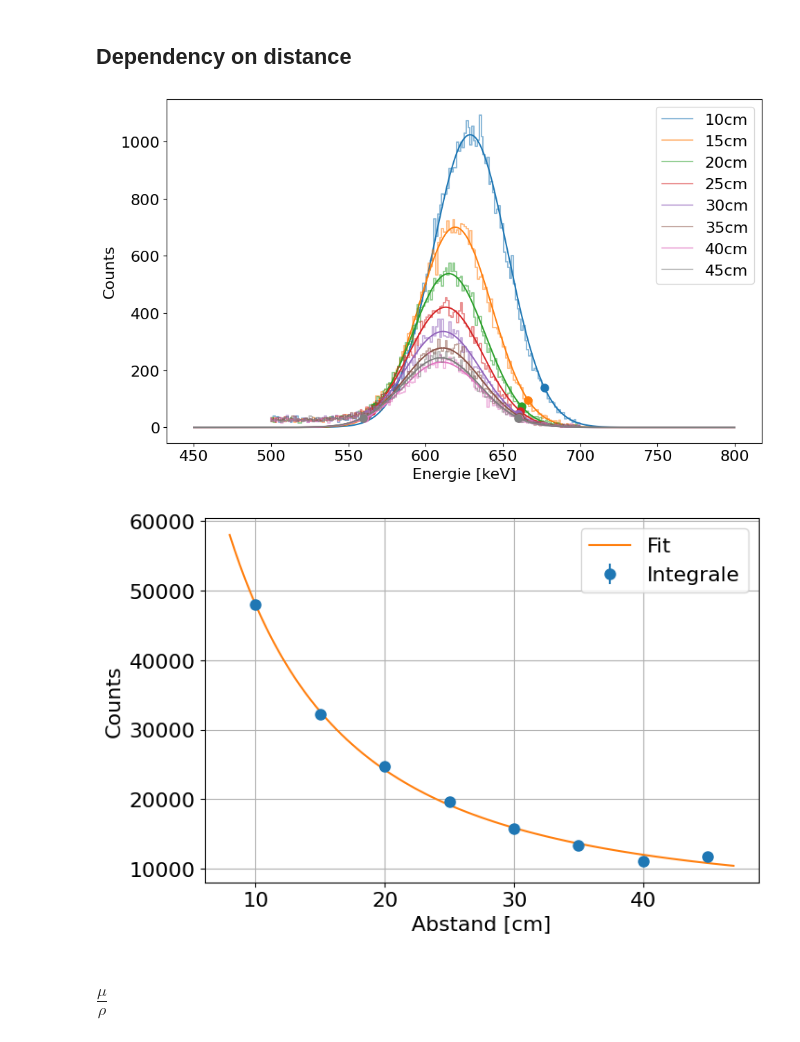
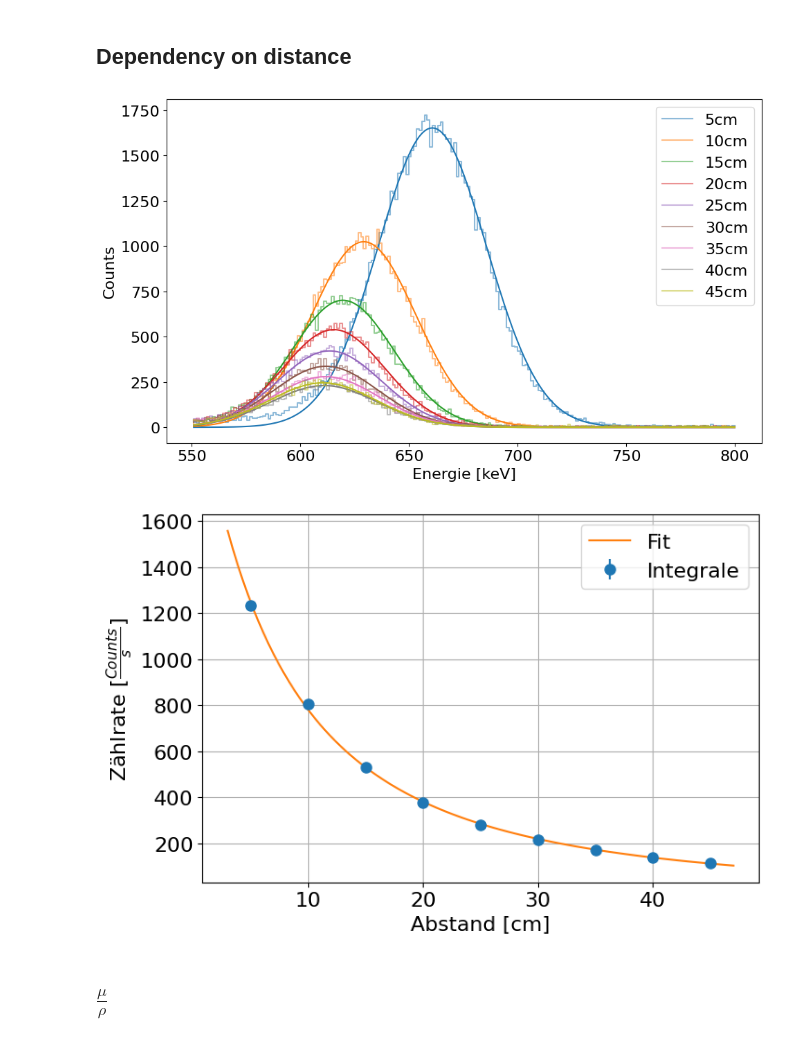
Before and after one commit to SteWey0/Fortgeschrittenenpraktikum, a Jupyter notebook: Gammaspektroskopie/Auswertung.ipynb, the cells around one changed output. Cells and saved outputs as stored; diff of their text form; code cells hidden in the pictures.

Commit message:
Update plots

```diff
--- a/Gammaspektroskopie/Auswertung.ipynb
+++ b/Gammaspektroskopie/Auswertung.ipynb
@@ -44,7 +44,7 @@ popt_1332, pcov_1332 = curve_fit(gauss, b[m_1332], c[m_1332], p0=[1e3, 10, 1])
 mus = np.array([popt_511[1], popt_1275[1], popt_662[1], popt_1173[1], popt_1332[1]])
 err_mus = np.array([np.sqrt(pcov_511[1,1]), np.sqrt(pcov_1275[1,1]), np.sqrt(pcov_662[1,1]), np.sqrt(pcov_1173[1,1]), np.sqrt(pcov_1332[1,1])])
 energies = np.array([511, 1275, 662, 1173, 1332])
-(cal_slope, cal_intersect), pcov = curve_fit(lambda x, m, t: m*x + t, mus, energies, p0=[1,0], sigma=err_mus, absolute_sigma=True)
+(cal_slope, cal_intersect), pcov = curve_fit(lambda x, m, t: m*x + t, mus, energies, p0=[1,0], absolute_sigma=True)
 
 def calibrate(x, m=cal_slope, t=cal_intersect):
     return m*x + t
@@ -52,11 +52,12 @@ def calibrate(x, m=cal_slope, t=cal_intersect):
 fig,ax=plt.subplots(figsize=(7.5,5))
 ax.errorbar(mus, energies, None, err_mus, 'o', label='Messdaten')
 x = np.linspace(3,14,2)
-ax.plot(x, calibrate(x), label=f'Kalibrationsgerade: \n m={cal_slope :.2f} keV/V \n t={cal_intersect :.2f} keV')
+ax.plot(x, calibrate(x), label=f'Kalibrationsgerade: \n a={cal_slope :.2f} $\pm$ {pcov[0,0]**0.5:.2f} keV/V \n b={cal_intersect :.2f} $\pm$ {pcov[1,1]**0.5:.2f} keV')
 ax.set(xlabel='Spannung [V]', ylabel='Energie [keV]')
 ax.legend()
 ax.grid()
 fig.tight_layout()
 plt.savefig('plots/sz_calibration.pdf', bbox_inches='tight')
-pcov
+print([popt_511[2], popt_1275[2], popt_662[2], popt_1173[2], popt_1332[2]])
+np.sqrt(np.diag(pcov))#
 # %% [output]
@@ -150,48 +186,52 @@ Compton-Kante bei: 456 +/- 5 keV
 # %% [markdown]
 ## Dependency on distance
 # %%
-fnames = ['1_4_10cm', '1_4_15cm', '1_4_20cm', '1_4_25cm', '1_4_30cm', '1_4_35cm', '1_4_40cm', '1_4_45cm']
+fnames = ['1_3_Cs', '1_4_10cm', '1_4_15cm', '1_4_20cm', '1_4_25cm', '1_4_30cm', '1_4_35cm', '1_4_40cm', '1_4_45cm']
 width = calibrate(0.01, cal_slope , 0)
 
 fig,ax=plt.subplots(figsize=(10,6))
 integrals = []
 for i,file in enumerate(fnames):
     #if i > 0: continue
     bins, c = loadhist(file)
     bins = calibrate(bins)
-    fit_window = (bins>450) & (bins<800) # Fit needs a bigger window for integral calculation
-    plot_window = (bins>500) & (bins<700)
-    ax.step(bins[plot_window],c[plot_window], where='pre', color=cmap[i], label=file[4:], alpha=0.5)
-    popt, pcov = curve_fit(gauss, bins[fit_window], c[fit_window], p0=[500, 600, 100])
-    ax.plot(bins[fit_window], gauss(bins, *popt)[fit_window], color=cmap[i])
+    fit_window = (bins>550) & (bins<750)
+    plot_window = (bins>550) & (bins<800)
+    if i == 0:
+        ax.step(bins[plot_window],c[plot_window], where='pre', color=cmap[i], label='5cm', alpha=0.5)
+    else:
+        ax.step(bins[plot_window],c[plot_window], where='pre', color=cmap[i], label=file[4:], alpha=0.5)
+    popt, pcov = curve_fit(gauss, bins[fit_window], c[fit_window], p0=[500, 600, 50])
+    ax.plot(bins[plot_window], gauss(bins, *popt)[plot_window], color=cmap[i])
     x1, x2 = popt[1]-2*np.abs(popt[2]), popt[1]+2*np.abs(popt[2]) # 2 sigma interval
-    ax.plot(x1, gauss(x1, *popt), 'o', color=cmap[i])
-    ax.plot(x2, gauss(x2, *popt), 'o', color=cmap[i])
+    # ax.plot(x1, gauss(x1, *popt), 'o', color=cmap[i])
+    # ax.plot(x2, gauss(x2, *popt), 'o', color=cmap[i])
     #Integrate 2 sigma interval
     integral = np.sum(c[(bins>x1) & (bins<x2)])
     integrals.append(integral)
 ax.set(xlabel='Energie [keV]', ylabel='Counts')
+
 ax.legend()
 fig.tight_layout()
 plt.savefig('plots/sz_distance_histograms.pdf', bbox_inches='tight')
 
-
-distances = np.array([10, 15, 20, 25, 30, 35, 40, 45]) #cm
-d_plot = np.linspace(8,47,100)
+time = np.array([64814, 59481, 60563, 65600, 69336, 72770, 77640, 80130, 100985])*1e-3
+distances = np.array([5, 10, 15, 20, 25, 30, 35, 40, 45]) #cm
+d_plot = np.linspace(3,47,100)
 def inverse_quadratic(x, a, b, c):
     return a/(x-b)**2 + c
-popt, pcov = curve_fit(inverse_quadratic, distances, integrals,p0= (0,0,1e4) , sigma=np.sqrt(integrals), absolute_sigma=True)
+popt, pcov = curve_fit(inverse_quadratic, distances, integrals/time,p0= (0,0,1) , sigma=np.sqrt(integrals)/time, absolute_sigma=True)
 fig,ax=plt.subplots(figsize=(7.5,5))
-ax.errorbar(distances, integrals, np.sqrt(integrals), None, 'o', label='Integrale')
+ax.errorbar(distances, integrals/time, np.sqrt(integrals)/time, None, 'o', label='Integrale')
 ax.plot(d_plot, inverse_quadratic(d_plot, *popt), label='Fit')
-ax.set(xlabel='Abstand [cm]', ylabel='Counts')
+ax.set(xlabel='Abstand [cm]', ylabel='Zählrate [$\\frac{Counts}{s}$]')
 ax.legend()
 ax.grid()
 fig.tight_layout()
 plt.savefig('plots/sz_distance_result.pdf', bbox_inches='tight')
 # %% [output]
-[figure, old version]
+[figure, new version]
-[figure, old version]
+[figure, new version]
 # %% [markdown]
 ## $\frac{\mu}{\rho}$
 # %%
```
Also changed, not shown: parts of 9 cells of this notebook, 19 other files.
